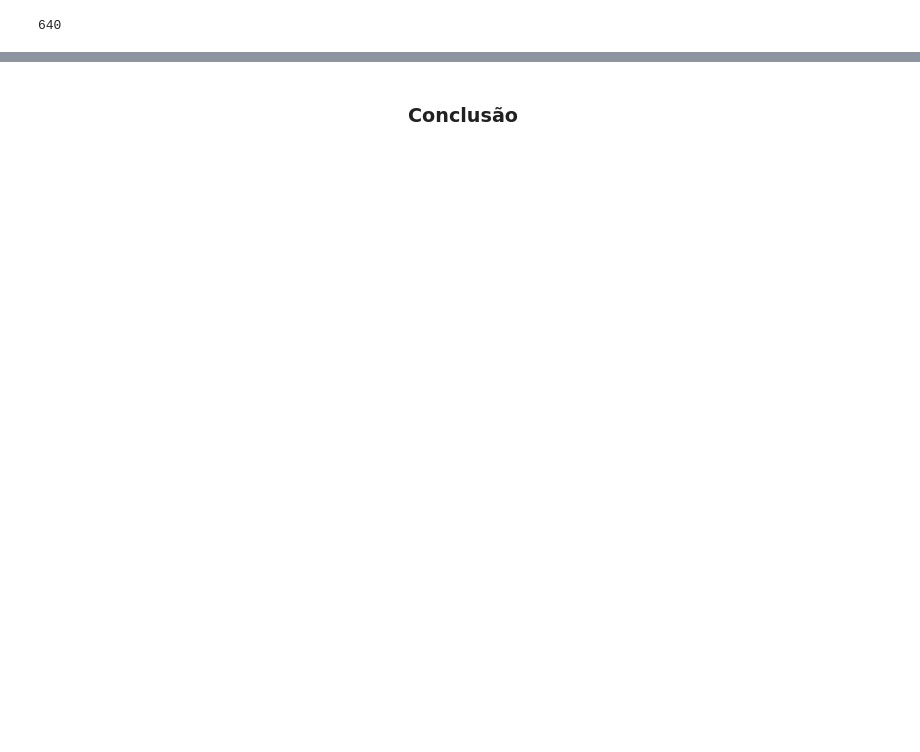
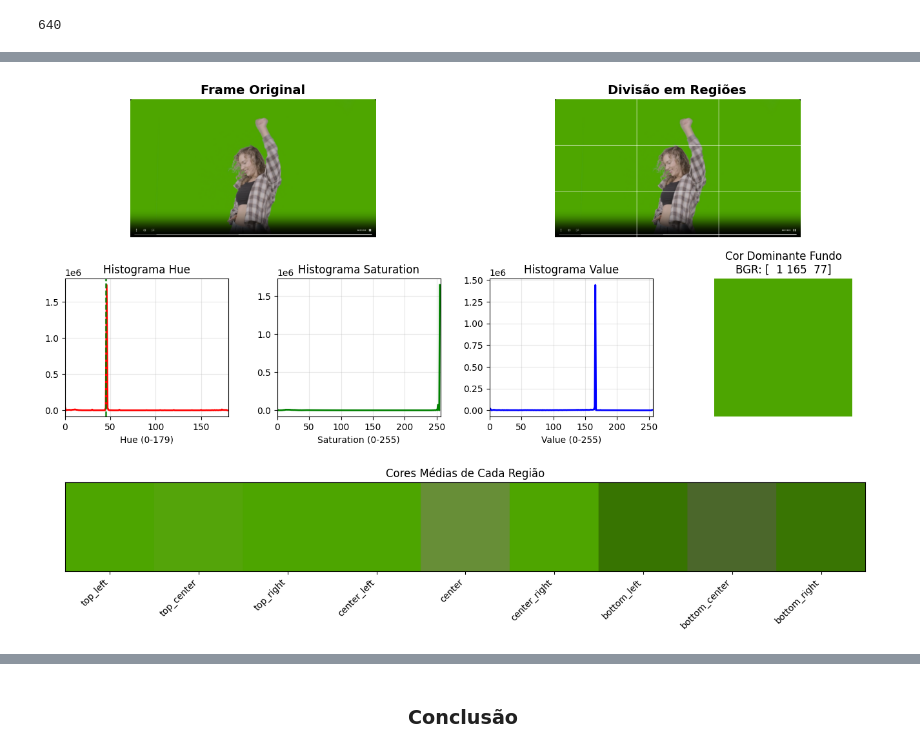
Before and after one commit to jnevesaraujo/piv_tp2-augmentedreality, a Jupyter notebook: T51N-G7-TP2_v2.ipynb, the cells around one changed output, grey strips where cells are left out. Drawn from its saved outputs; the diff is of its cells as text; code cells hidden in the pictures; blank space fills up the shorter version.

```diff
--- a/T51N-G7-TP2_v2.ipynb
+++ b/T51N-G7-TP2_v2.ipynb
@@ -214,12 +570,12 @@ def segment_by_background_color(frame, bg_color_bgr, tolerance=30, show_steps=Tr
     hsv = cv.cvtColor(frame, cv.COLOR_BGR2HSV)
 
     # Criar ranges baseados na cor de fundo ± tolerância
-    h_min = int(max(0, bg_color_hsv[0] - tolerance//2))
-    h_max = int(min(179, bg_color_hsv[0] + tolerance//2))
-    s_min = int(max(0, bg_color_hsv[1] - tolerance))
+    h_min = int(max(0, int(bg_color_hsv[0]) - tolerance//2))
+    h_max = int(min(179, int(bg_color_hsv[0]) + tolerance//2))
+    s_min = int(max(0, int(bg_color_hsv[1]) - tolerance))
     s_max = int(min(255, int(bg_color_hsv[1]) + tolerance))
-    v_min = int(max(0, bg_color_hsv[2] - tolerance))
-    v_max = int(min(255, bg_color_hsv[2] + tolerance))
+    v_min = int(max(0, int(bg_color_hsv[2]) - tolerance))
+    v_max = int(min(255, int(bg_color_hsv[2]) + tolerance))
 
     lower = np.array([h_min, s_min, v_min], dtype=np.uint8)
     upper = np.array([h_max, s_max, v_max], dtype=np.uint8)
@@ -516,0 +1129,76 @@ PRÓXIMO PASSO: Testar em tempo real!
+# %%
+# TESTES PRÁTICOS
+
+
+print("="*60)
+print("🧪 EXPERIMENTAÇÃO DE SEGMENTAÇÃO")
+print("="*60)
+
+# Capturar frame
+# cap = cv.VideoCapture(0)
+# ret, frame_test = cap.read()
+# cap.release()
+
+folder = "assets/media/"
+frame_test = cv.imread(folder + "img_teste_4.png")
+
+if ret:
+    frame_test = cv.flip(frame_test, 1)
+    print("✅ Frame capturado\n")
+
+print("📊 EXPERIÊNCIA 1: Análise de Cores do Frame")
+print("-" * 60)
+analysis = analyze_frame_colors(frame_test, show_analysis=True)
+
+print("\n📊 EXPERIÊNCIA 2: Segmentação por Cor de Fundo Auto-detectada")
+print("-" * 60)
+mask_method1 = segment_by_background_color(frame_test,
+                                           analysis['dominant_bg_color_bgr'],
+                                           tolerance=50, show_steps=True)
+
+print("\n📊 EXPERIÊNCIA 3: Segmentação por Detecção de Pele")
+print("-" * 60)
+mask_method2 = segment_by_skin_detection(frame_test, show_steps=True)
+
+print("\n📊 EXPERIÊNCIA 4: Método Híbrido Inteligente")
+print("-" * 60)
+mask_final = segment_hybrid_intelligent(frame_test, show_steps=True)
+
+cap.release()
+
+# Comparação estatística
+print("\n" + "="*60)
+print("📈 ANÁLISE COMPARATIVA")
+print("="*60)
+
+total_pixels = mask_method1.shape[0] * mask_method1.shape[1]
+
+perc1 = (np.sum(mask_method1 > 0) / total_pixels) * 100
+perc2 = (np.sum(mask_method2 > 0) / total_pixels) * 100
+perc3 = (np.sum(mask_final > 0) / total_pixels) * 100
+
+print(f"Método 1 (Cor de Fundo): {perc1:.1f}% detectado")
+print(f"Método 2 (Detecção Pele): {perc2:.1f}% detectado")
+print(f"Método 3 (Híbrido):       {perc3:.1f}% detectado")
+
+print("\n" + "="*60)
+print("💡 QUAL MÉTODO ESCOLHER?")
+print("="*60)
+print("""
+Analisa os resultados acima e decide:
+
+1. SE o método de COR DE FUNDO funcionou bem (pessoa bem segmentada):
+   → Usar esse! É o mais simples e eficaz
+   → Ajusta 'tolerance' se necessário (30-60)
+
+2. SE o método de PELE funcionou melhor:
+   → Indica que o fundo tem cores variadas
+   → Bom para ambientes sem fundo uniforme
+
+3. SE o HÍBRIDO deu melhor resultado:
+   → Combina o melhor dos dois mundos
+   → Mais robusto mas um pouco mais lento
+
+PRÓXIMO PASSO: Testar em tempo real!
+""")
+# %% [output]
@@ -516,0 +1212 @@ PRÓXIMO PASSO: Testar em tempo real!
+[figure, added]
```
Also changed, not shown: parts of 24 cells of this notebook, 4 other files.
